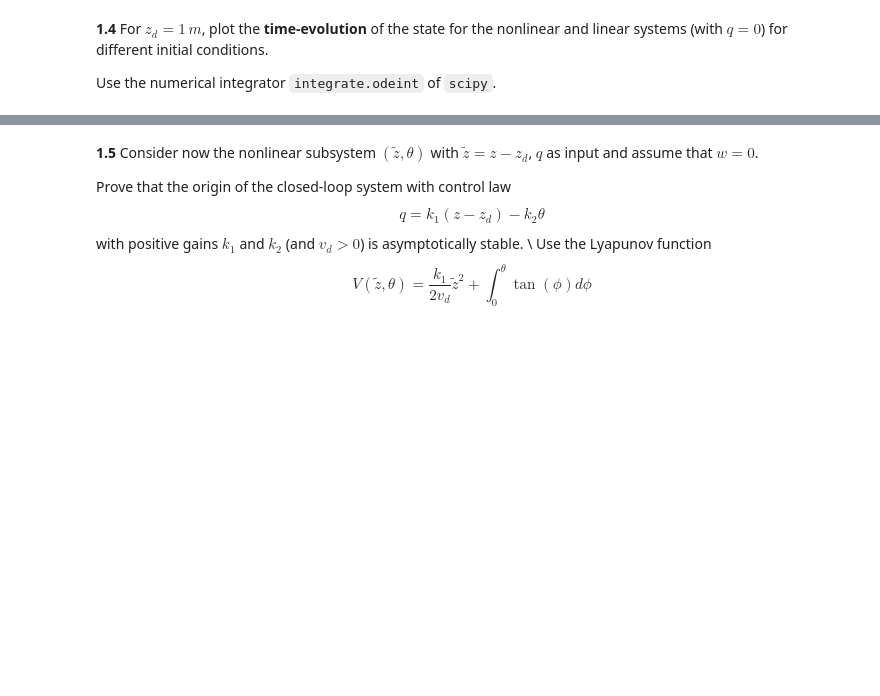
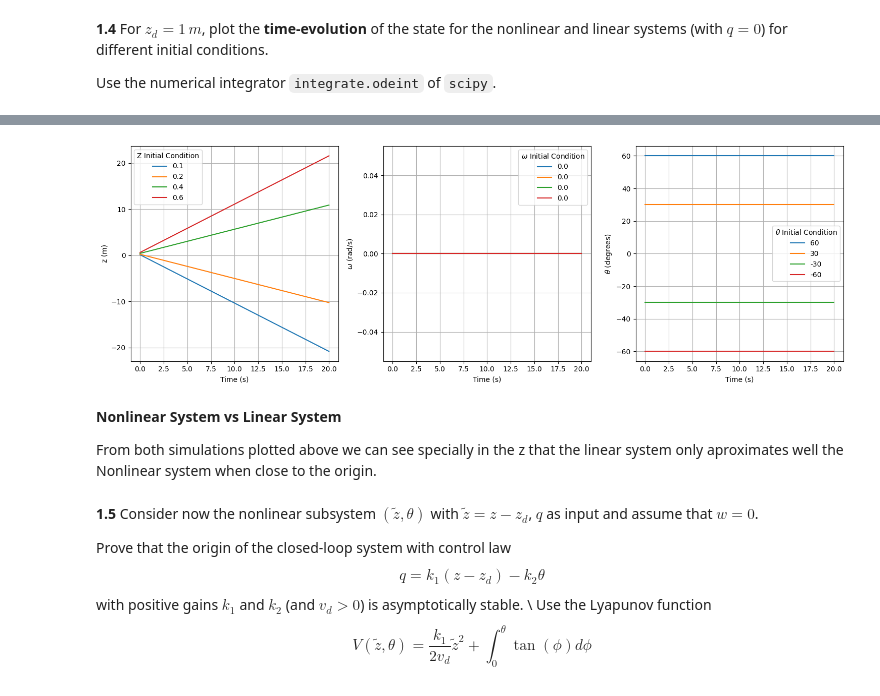
Before and after one commit to brumocas/CO_Projects, a Jupyter notebook: Final/CO_project1and2.ipynb, the cells around one changed output, grey strips where cells are left out. Saved outputs shown, nothing was run; the diff lists cells and outputs as text; code cells hidden in the pictures; blank space fills up the shorter version.

```diff
--- a/Final/CO_project1and2.ipynb
+++ b/Final/CO_project1and2.ipynb
@@ -150,3 +428,61 @@ Use the numerical integrator `integrate.odeint` of `scipy`.
+# %%
+import numpy as np
+from scipy import integrate
+import matplotlib.pyplot as plt
+
+
+# Linear System
+def Sys_f_Linear(x, t=0):
+  z = x[0]
+  w = x[1]
+  th = x[2]
+  q = 0
+  dx1 = w - vd*th
+  dx2 = d1*w + m*vd*q
+  dx3 = q
+  return np.array([ dx1, dx2, dx3
+                   ])
+
+# Generate 1000 linearly spaced points for t
+t_end = 20
+t = np.linspace(0, t_end, 1000)
+
+
+# Different initial conditions to test
+initial_conditions = [
+    np.array([0.1, 0.0, np.pi/3]),
+    np.array([0.2, 0.0, np.pi/6]),
+    np.array([0.4, 0.0, -np.pi/6]),
+    np.array([0.6, 0.0, -np.pi/3]),
+    # Add more initial conditions as needed
+]
+
+# Plot
+fig, axs = plt.subplots(1, 3, figsize=(15, 5))
+
+for i, var in enumerate([r'z (m)', r'$\omega$ (rad/s)', r'$\theta$ (degrees)']):
+    axs[i].set_xlabel('Time (s)')
+    axs[i].set_ylabel(var)
+    axs[i].grid(True)
+
+    for x0 in initial_conditions:
+        x_l, infodict = integrate.odeint(Sys_f_Linear, x0, t, full_output=True)
+        if var == r'$\theta$ (degrees)':
+            axs[i].plot(t, x_l[:, i]*180/np.pi, label=f'{round(x0[i]*180/np.pi)}')
+        else :
+            axs[i].plot(t, x_l[:, i], label=f'{x0[i]}')
+
+axs[0].legend(loc='best', title=r'Z Initial Condition')
+axs[1].legend(loc='best', title=r'$\omega$ Initial Condition')
+axs[2].legend(loc='best', title=r'$\theta$ Initial Condition')
+plt.tight_layout()
+plt.show()
+# %% [output]
+[figure, added]
+# %% [markdown]
+**Nonlinear System vs Linear System**
+
+From both simulations plotted above we can see specially in the z that the linear system only aproximates well the Nonlinear system when close to the origin.
 # %% [markdown]
 **1.5**
 Consider now the nonlinear subsystem $(\tilde z, \theta)$ with $\tilde z = z-z_d$, $q$ as input and assume that $w=0$.
```
Also changed, not shown: parts of 15 cells of this notebook, 1 other file.
